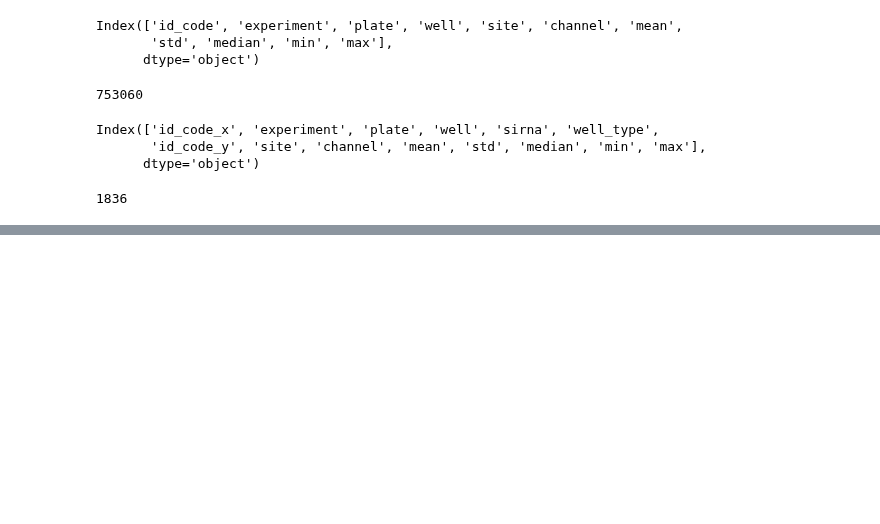
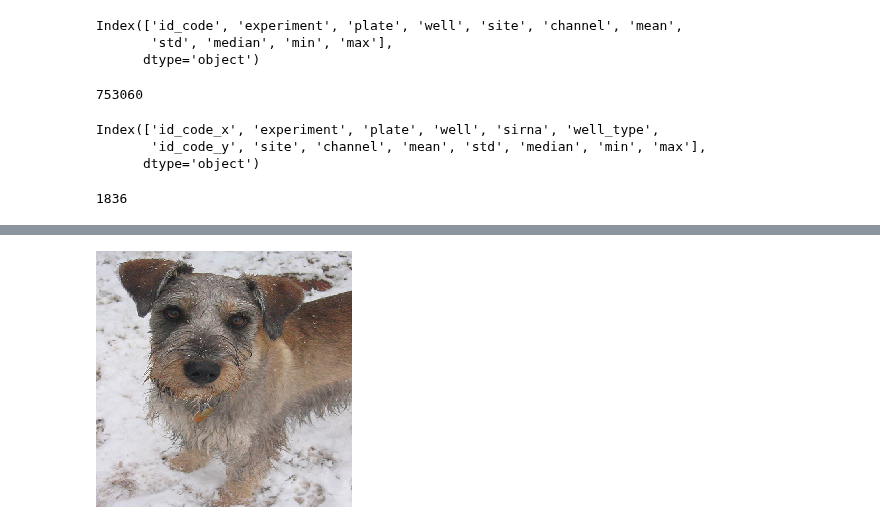
Before and after one commit to v-shmyhlo/kaggle, a Jupyter notebook: cells/eda.ipynb, the cells around one changed output, grey strips where cells are left out. Drawn from its saved outputs; the diff is of its cells as text; code cells hidden in the pictures; blank space fills up the shorter version.

```diff
--- a/cells/eda.ipynb
+++ b/cells/eda.ipynb
@@ -110,0 +116,6 @@ torch.save(res, './plate_stats.pth')
+# %%
+image = Image.open('../imet/sample.jpg')
+image = image.resize((256, 256))
+image
+# %% [output]
+[figure, added]
```
Also changed, not shown: parts of 3 cells of this notebook, 2 other files.
